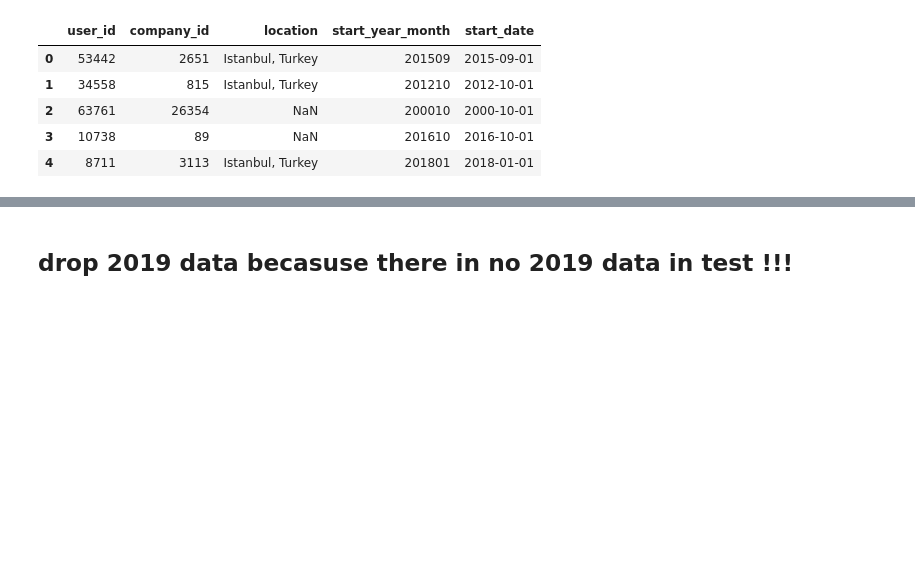
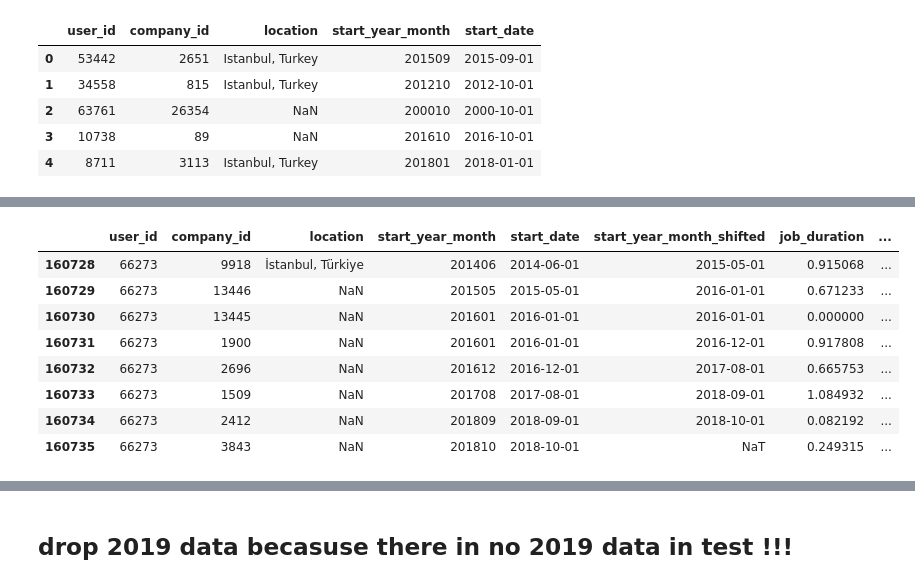
Before and after one commit to furkaneneseren/Datathon-BBVA, a Jupyter notebook: revise/revise.ipynb, the cells around one changed output, grey strips where cells are left out. Saved outputs shown, nothing was run; the diff lists cells and outputs as text; code cells hidden in the pictures; blank space fills up the shorter version.

```diff
--- a/revise/revise.ipynb
+++ b/revise/revise.ipynb
@@ -849,0 +776,2 @@ Name: user_id, Length: 57079, dtype: int64
+# %%
+z = z.merge(df_sum, on="user_id", how="left")
@@ -849,0 +787,4 @@ Name: user_id, Length: 57079, dtype: int64
+# %%
+z['avg_work_year'] = z['total_job_duration'] / z['job_count']
+# %%
+z.drop(columns="avg_work_year3", inplace=True)
@@ -849,0 +811,16 @@ Name: user_id, Length: 57079, dtype: int64
+# %%
+z['quit_job_2018'] = (z['start_date'].dt.year >= 2018).astype(int)
+
+z['max_start_year'] = z.groupby('user_id')['start_date'].transform('max').dt.year
+# %%
+z[z["user_id"]==66273]
+# %% [output]
+|  | user_id | company_id | location | start_year_month | start_date | start_year_month_shifted | job_duration | ... |
+| 160728 | 66273 | 9918 | İstanbul, Türkiye | 201406 | 2014-06-01 | 2015-05-01 | 0.915068 | ... |
+| 160729 | 66273 | 13446 | NaN | 201505 | 2015-05-01 | 2016-01-01 | 0.671233 | ... |
+| 160730 | 66273 | 13445 | NaN | 201601 | 2016-01-01 | 2016-01-01 | 0.000000 | ... |
+| 160731 | 66273 | 1900 | NaN | 201601 | 2016-01-01 | 2016-12-01 | 0.917808 | ... |
+| 160732 | 66273 | 2696 | NaN | 201612 | 2016-12-01 | 2017-08-01 | 0.665753 | ... |
+| 160733 | 66273 | 1509 | NaN | 201708 | 2017-08-01 | 2018-09-01 | 1.084932 | ... |
+| 160734 | 66273 | 2412 | NaN | 201809 | 2018-09-01 | 2018-10-01 | 0.082192 | ... |
+| 160735 | 66273 | 3843 | NaN | 201810 | 2018-10-01 | NaT | 0.249315 | ... |
```
Also changed, not shown: parts of 40 cells of this notebook.
